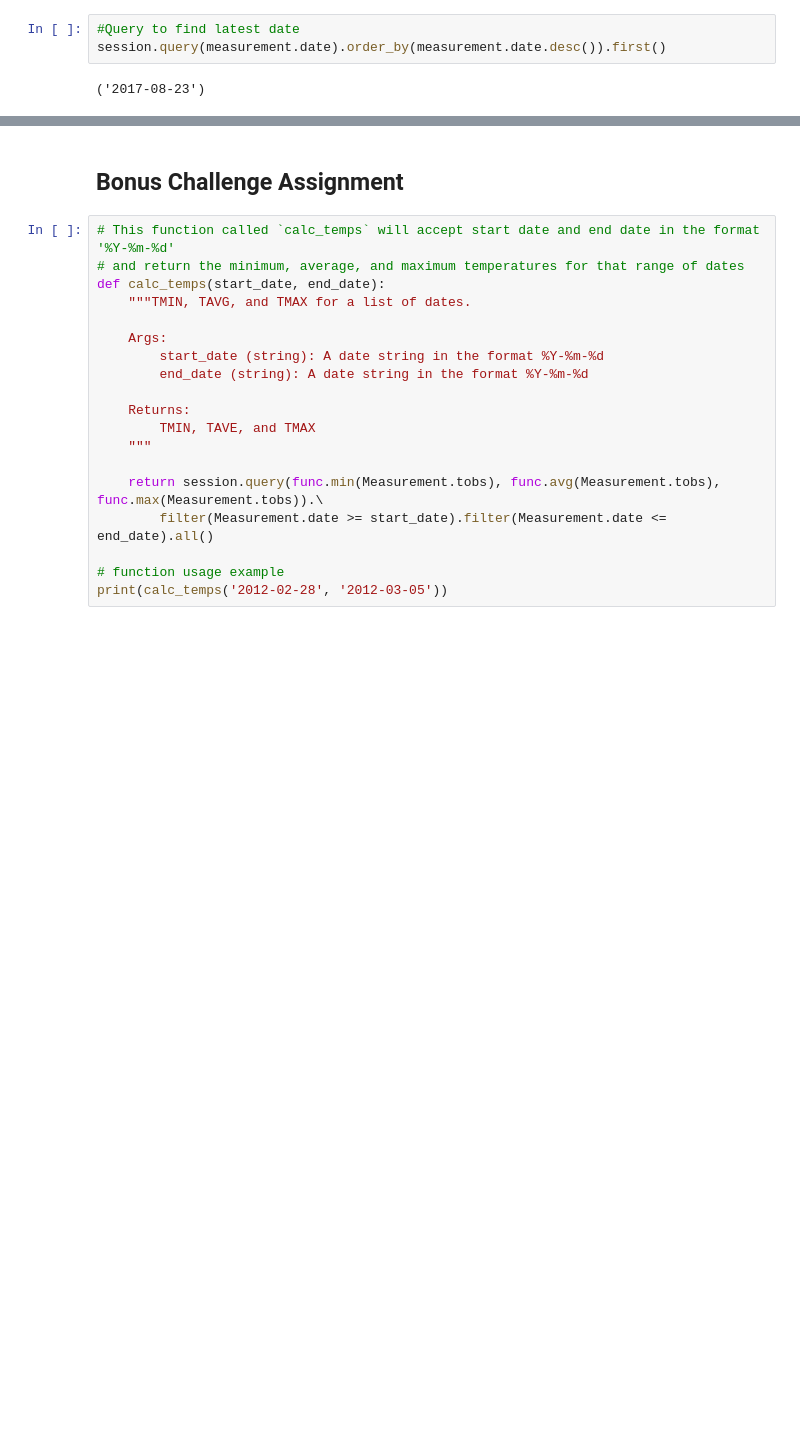
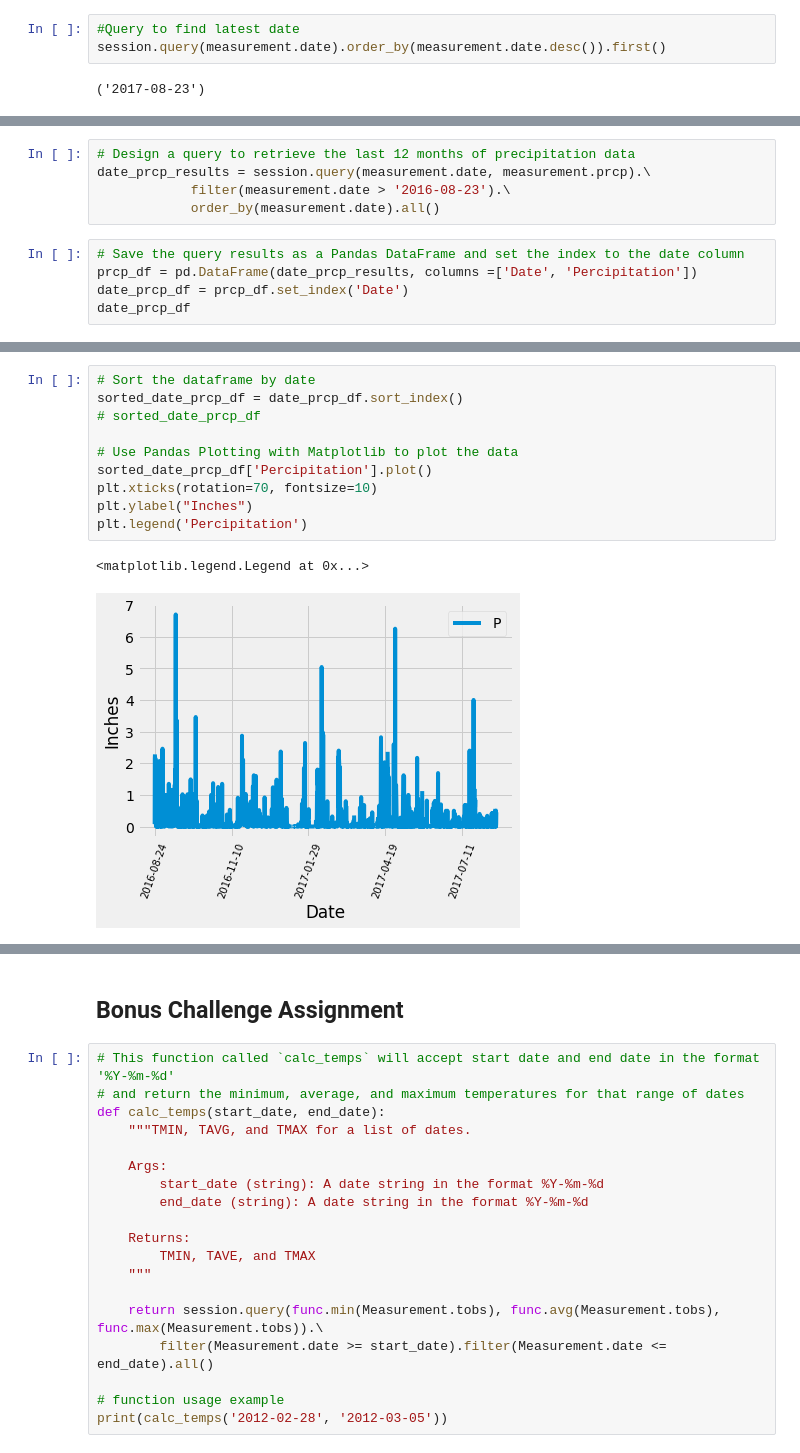
Before and after one commit to jennamurphymcad/sqlalchemy-challenge, a Jupyter notebook: climate_workbook.ipynb, the cells around one changed output, grey strips where cells are left out. Drawn from its saved outputs; the diff is of its cells as text; blank space fills up the shorter version.

```diff
--- a/climate_workbook.ipynb
+++ b/climate_workbook.ipynb
@@ -87,0 +72,10 @@ TypeError: 'years' is an invalid keyword argument for __new__()
+# %%
+# Design a query to retrieve the last 12 months of precipitation data
+date_prcp_results = session.query(measurement.date, measurement.prcp).\
+            filter(measurement.date > '2016-08-23').\
+            order_by(measurement.date).all()
+# %%
+# Save the query results as a Pandas DataFrame and set the index to the date column
+prcp_df = pd.DataFrame(date_prcp_results, columns =['Date', 'Percipitation'])
+date_prcp_df = prcp_df.set_index('Date')
+date_prcp_df
@@ -88,2 +97,15 @@ TypeError: 'years' is an invalid keyword argument for __new__()
+# %%
+# Sort the dataframe by date
+sorted_date_prcp_df = date_prcp_df.sort_index()
+# sorted_date_prcp_df
+
+# Use Pandas Plotting with Matplotlib to plot the data
+sorted_date_prcp_df['Percipitation'].plot()
+plt.xticks(rotation=70, fontsize=10)
+plt.ylabel("Inches")
+plt.legend('Percipitation')
+# %% [output]
+<matplotlib.legend.Legend at 0x...>
+[figure, added]
 # %%
 # Use Pandas to calcualte the summary statistics for the precipitation data
```
Also changed, not shown: parts of 15 cells of this notebook, 2 other files.
